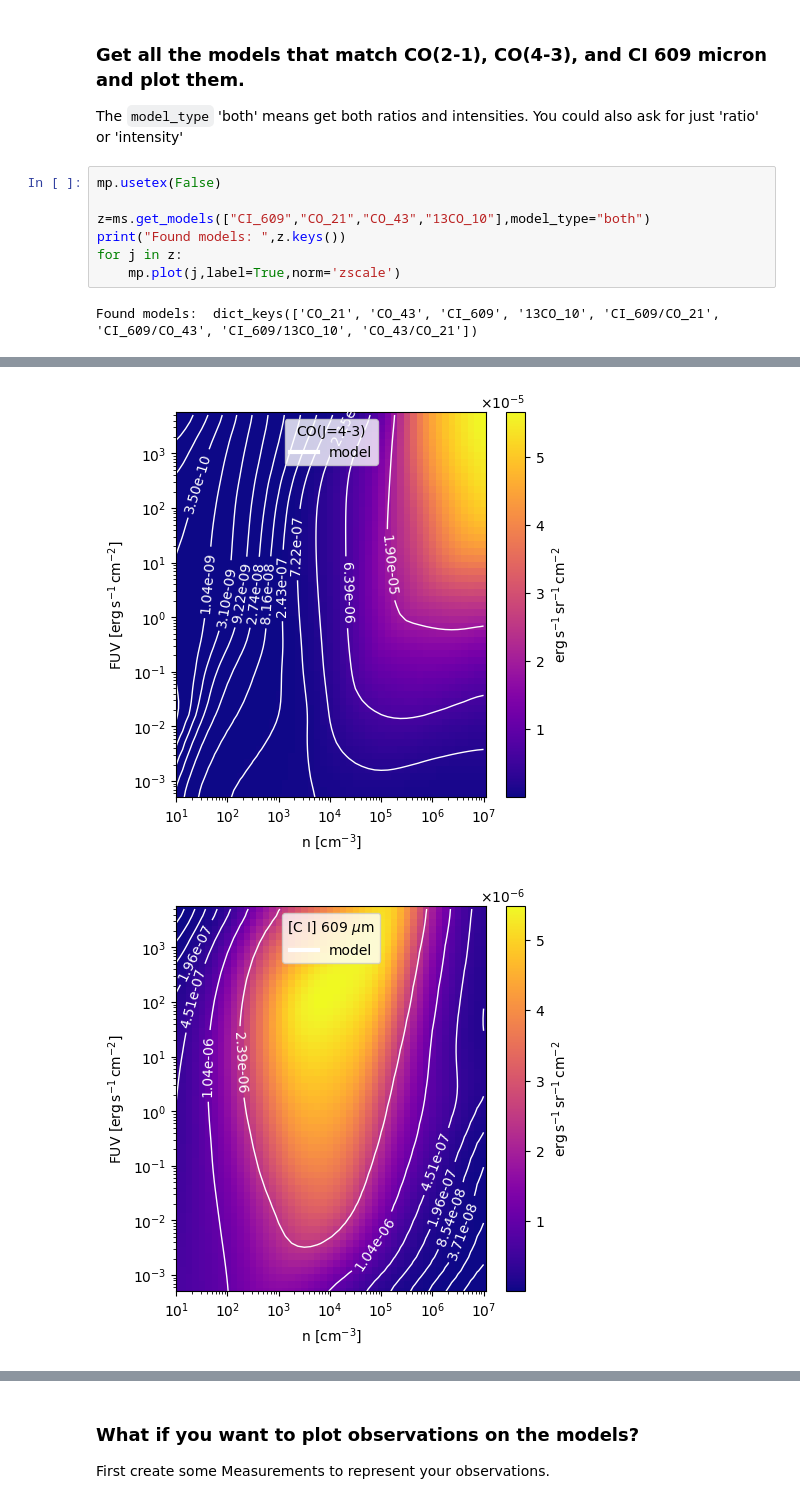
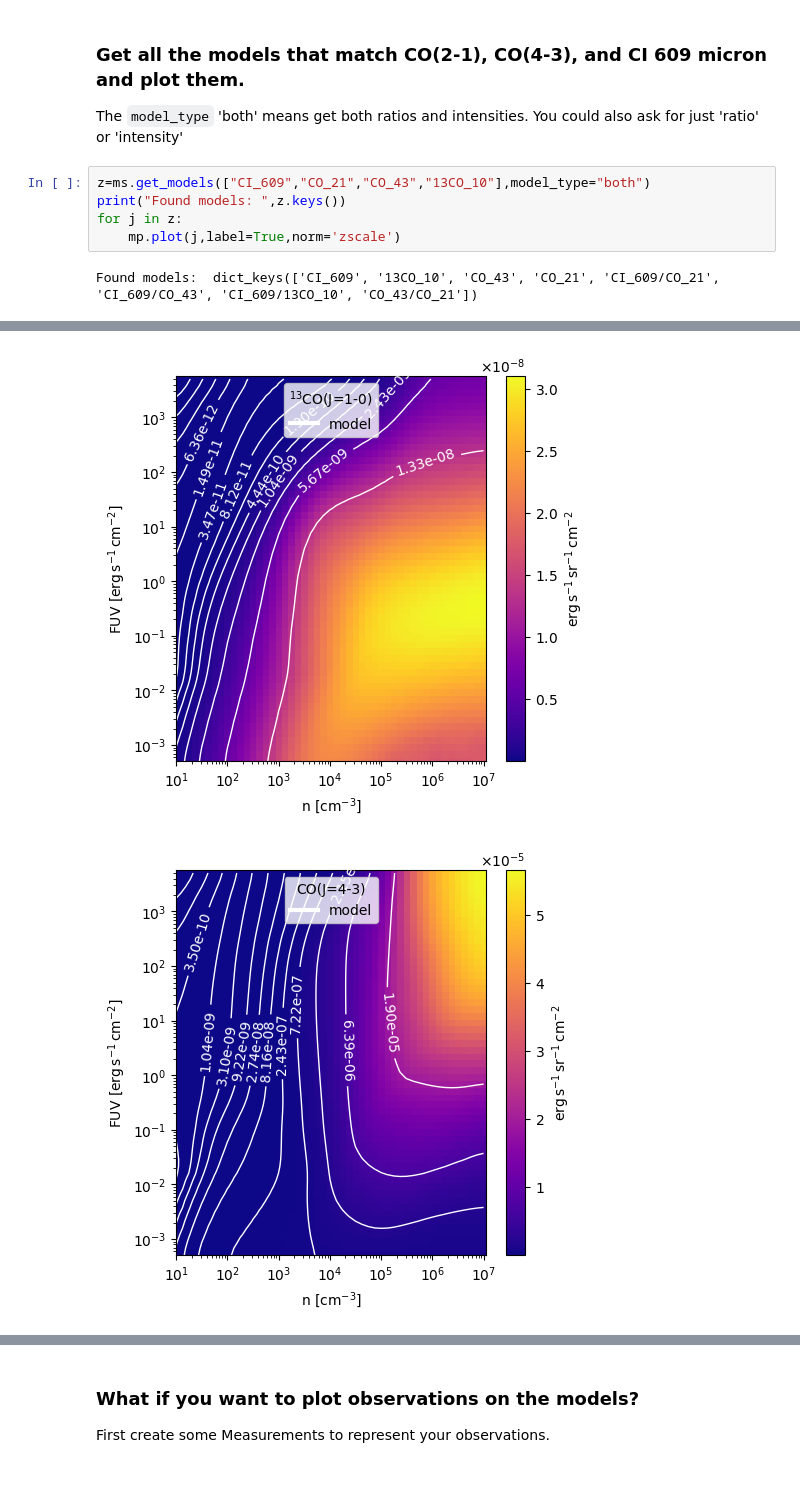
Before and after one commit to mpound/pdrtpy-nb, a Jupyter notebook: notebooks/PDRT_Example_Model_Plotting.ipynb, the cells around one changed output, grey strips where cells are left out. Cells and saved outputs as stored; diff of their text form.

```diff
--- a/notebooks/PDRT_Example_Model_Plotting.ipynb
+++ b/notebooks/PDRT_Example_Model_Plotting.ipynb
@@ -105,11 +97,9 @@ mp.plot("H200S2/H200S1",legend=True,cmap='rainbow',norm='log',contours=False)
 ### Get all the models that match CO(2-1), CO(4-3), and CI 609 micron and plot them.
 The `model_type` 'both' means get both ratios and intensities.  You could also ask for just 'ratio' or 'intensity'
 # %%
-mp.usetex(False)
-
 z=ms.get_models(["CI_609","CO_21","CO_43","13CO_10"],model_type="both")
 print("Found models: ",z.keys())
 for j in z:
     mp.plot(j,label=True,norm='zscale')
 # %% [output]
-Found models:  dict_keys(['CO_21', 'CO_43', 'CI_609', '13CO_10', 'CI_609/CO_21', 'CI_609/CO_43', 'CI_609/13CO_10', 'CO_43/CO_21'])
+Found models:  dict_keys(['CI_609', '13CO_10', 'CO_43', 'CO_21', 'CI_609/CO_21', 'CI_609/CO_43', 'CI_609/13CO_10', 'CO_43/CO_21'])
@@ -117,2 +107,2 @@ Found models:  dict_keys(['CO_21', 'CO_43', 'CI_609', '13CO_10', 'CI_609/CO_21',
-[figure, old version]
+[figure, new version]
-[figure, old version]
+[figure, new version]
```
Also changed, not shown: parts of 8 cells of this notebook, 6 other files.
